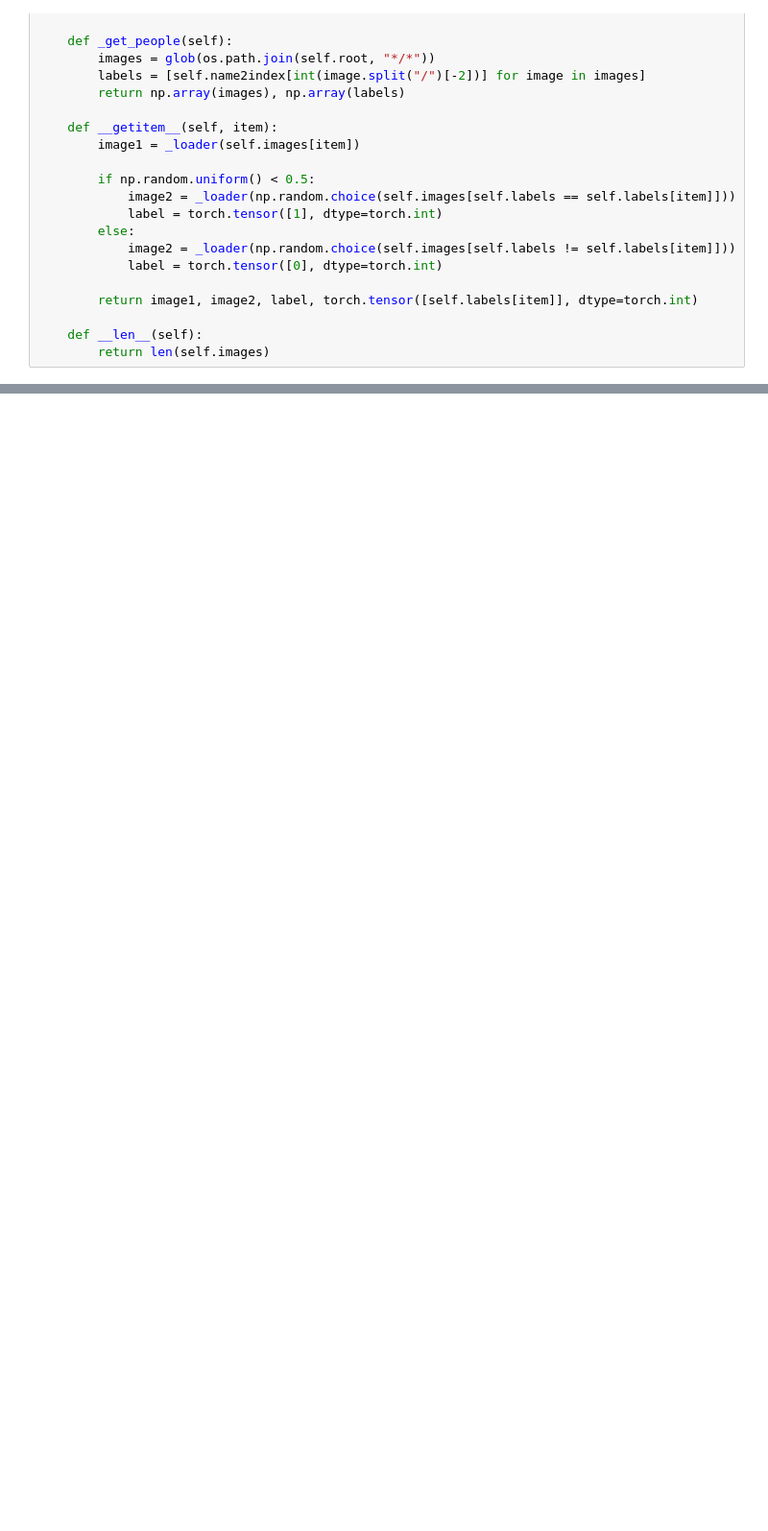
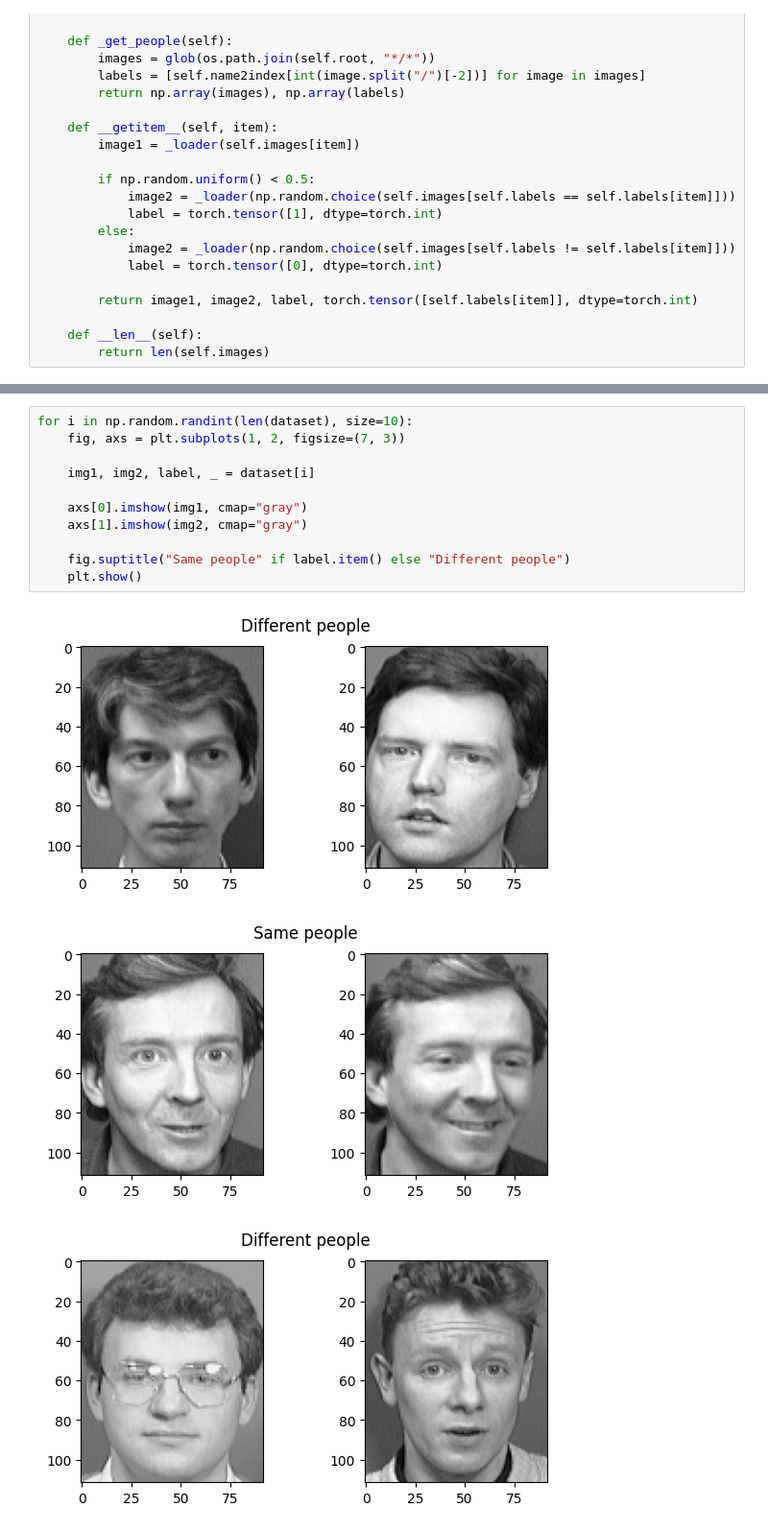
Before and after one commit to SergeBurnt/DLE_study_CV, a Jupyter notebook: face_recognition/face_recognition.ipynb, the cells around one changed output, grey strips where cells are left out. Shown at 96% size. Saved outputs shown, nothing was run; the diff lists cells and outputs as text; blank space fills up the shorter version.

```diff
--- a/face_recognition/face_recognition.ipynb
+++ b/face_recognition/face_recognition.ipynb
@@ -60,0 +70,15 @@ IndexError: list index out of range
+# %%
+for i in np.random.randint(len(dataset), size=10):
+    fig, axs = plt.subplots(1, 2, figsize=(7, 3))
+
+    img1, img2, label, _ = dataset[i]
+
+    axs[0].imshow(img1, cmap="gray")
+    axs[1].imshow(img2, cmap="gray")
+
+    fig.suptitle("Same people" if label.item() else "Different people")
+    plt.show()
+# %% [output]
+[figure, added]
+[figure, added]
+[figure, added]
```
Also changed, not shown: parts of 5 cells of this notebook.
